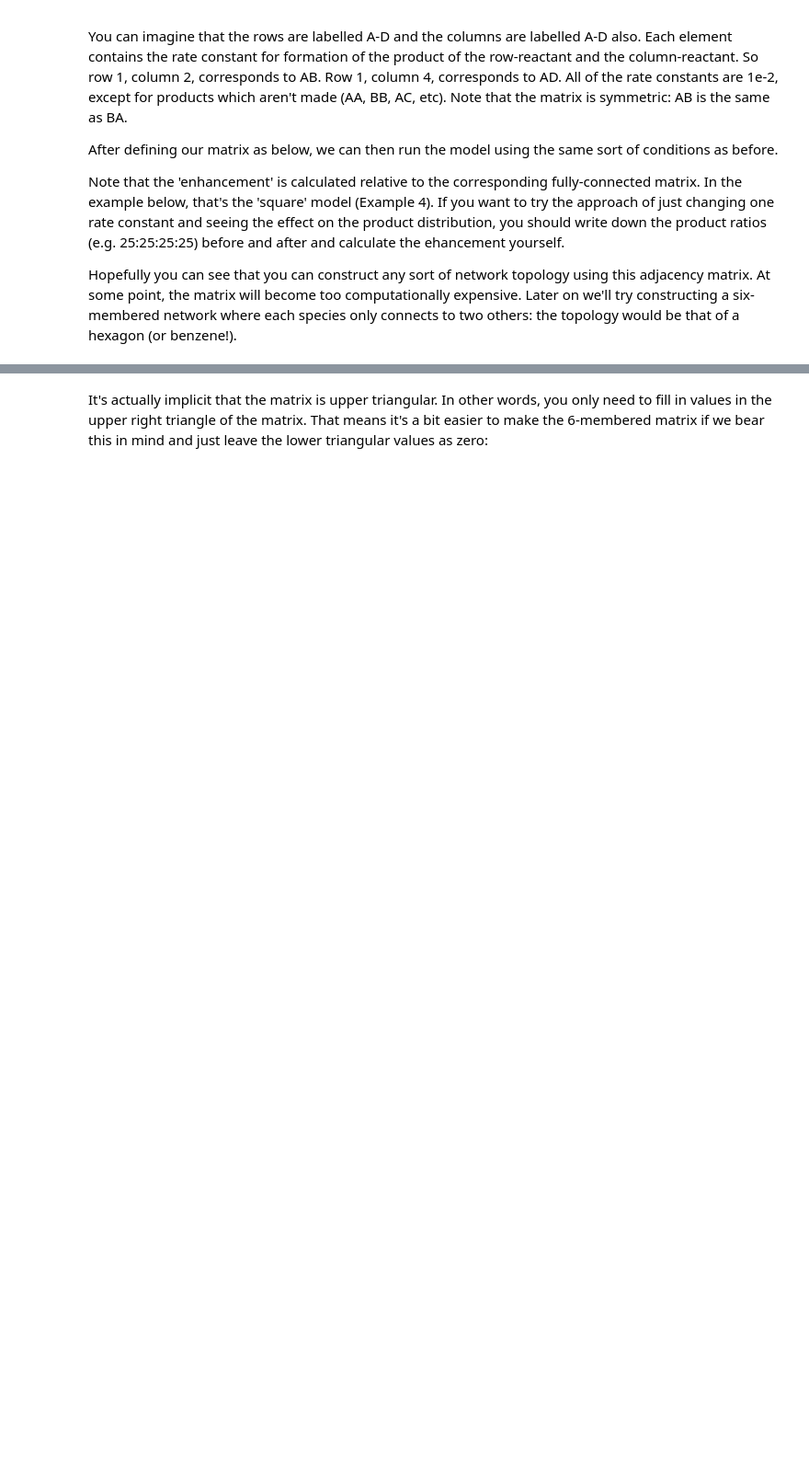
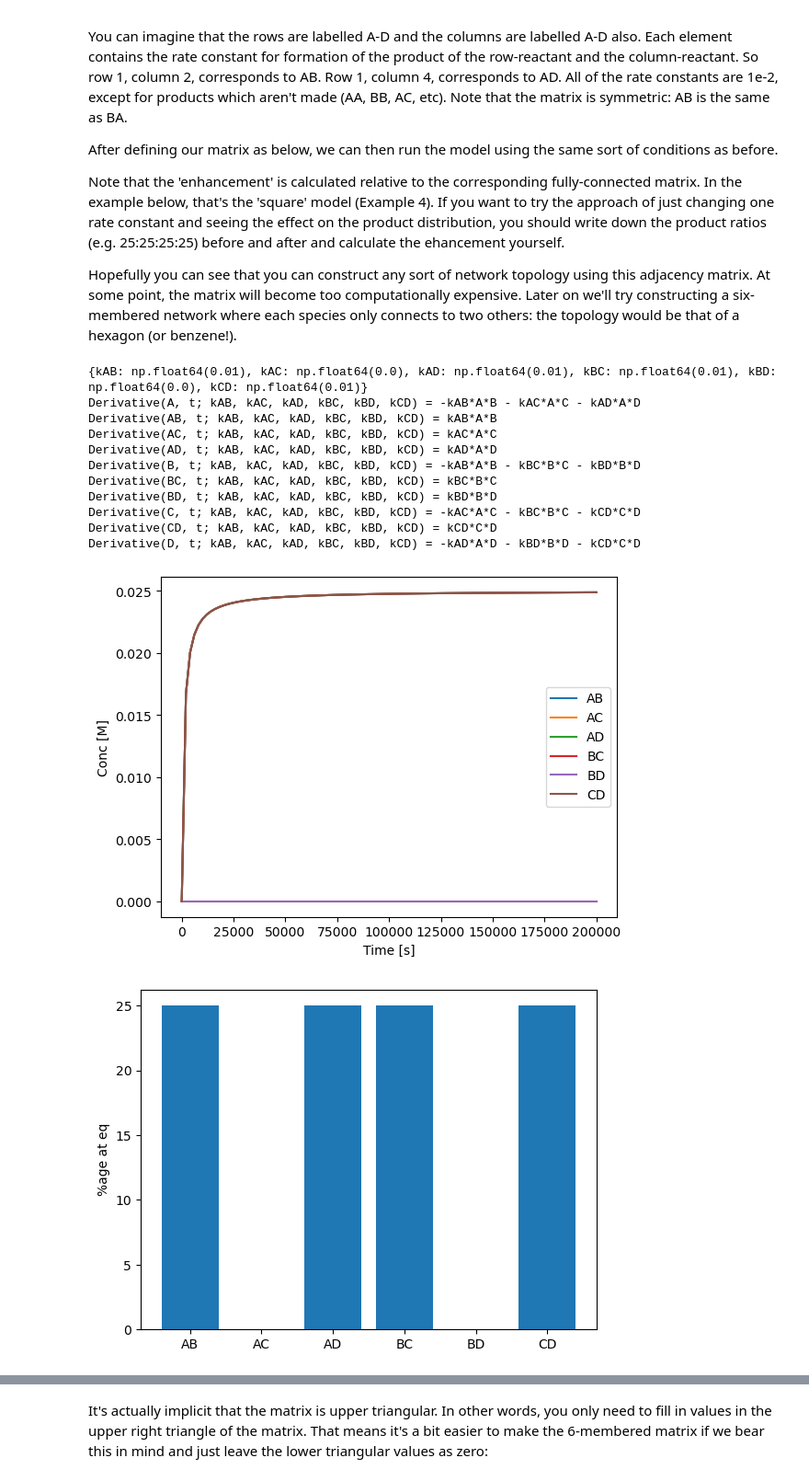
Before and after one commit to martinp23/teaching-related, a Jupyter notebook: CHEM3071/CHEM3071 simple networks.ipynb, the cells around one changed output, grey strips where cells are left out. Shown at 92% size. Cells and saved outputs as stored; diff of their text form; code cells hidden in the pictures; blank space fills up the shorter version.

```diff
--- a/CHEM3071/CHEM3071 simple networks.ipynb
+++ b/CHEM3071/CHEM3071 simple networks.ipynb
@@ -128,13 +159,25 @@ Note that the 'enhancement' is calculated relative to the corresponding fully-co
 
 Hopefully you can see that you can construct any sort of network topology using this adjacency matrix. At some point, the matrix will become too computationally expensive. Later on we'll try constructing a six-membered network where each species only connects to two others: the topology would be that of a hexagon (or benzene!).
 # %%
+rates = np.array([[ 0,    1e-2, 0,    1e-2 ],
+                  [ 1e-2, 0,    1e-2, 0    ],
+                  [ 0,    1e-2, 0,    1e-2 ],
+                  [ 1e-2, 0,    1e-2, 0    ]])
 
-
-# rates = np.array([[ 0,    1e-2, 0,    1e-2 ],
-#                   [ 1e-2, 0,    1e-2, 0    ],
-#                   [ 0,    1e-2, 0,    1e-2 ],
-#                   [ 1e-2, 0,    1e-2, 0    ]])
-
-# initconc = 50e-3
-# tvec=np.linspace(0, 200000, 100)
-# generalModel(rates, initconc, tvec)
+initconc = 50e-3
+tvec=np.linspace(0, 200000, 100)
+generalModel(rates, initconc, tvec)
+# %% [output]
+{kAB: np.float64(0.01), kAC: np.float64(0.0), kAD: np.float64(0.01), kBC: np.float64(0.01), kBD: np.float64(0.0), kCD: np.float64(0.01)}
+Derivative(A, t; kAB, kAC, kAD, kBC, kBD, kCD) = -kAB*A*B - kAC*A*C - kAD*A*D
+Derivative(AB, t; kAB, kAC, kAD, kBC, kBD, kCD) = kAB*A*B
+Derivative(AC, t; kAB, kAC, kAD, kBC, kBD, kCD) = kAC*A*C
+Derivative(AD, t; kAB, kAC, kAD, kBC, kBD, kCD) = kAD*A*D
+Derivative(B, t; kAB, kAC, kAD, kBC, kBD, kCD) = -kAB*A*B - kBC*B*C - kBD*B*D
+Derivative(BC, t; kAB, kAC, kAD, kBC, kBD, kCD) = kBC*B*C
+Derivative(BD, t; kAB, kAC, kAD, kBC, kBD, kCD) = kBD*B*D
+Derivative(C, t; kAB, kAC, kAD, kBC, kBD, kCD) = -kAC*A*C - kBC*B*C - kCD*C*D
+Derivative(CD, t; kAB, kAC, kAD, kBC, kBD, kCD) = kCD*C*D
+Derivative(D, t; kAB, kAC, kAD, kBC, kBD, kCD) = -kAD*A*D - kBD*B*D - kCD*C*D
+[figure, added]
+[figure, added]
```
Also changed, not shown: parts of 9 cells of this notebook, 1 other file.
